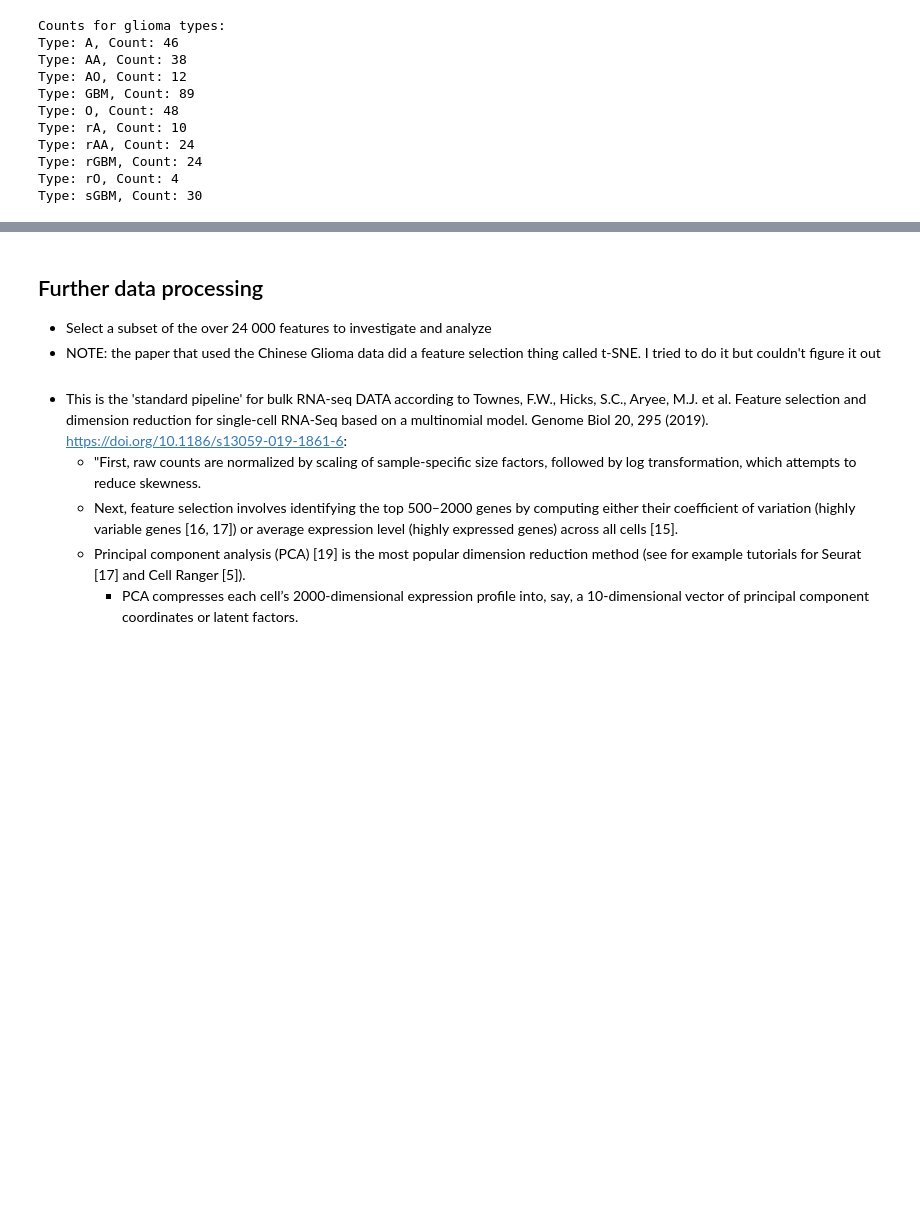
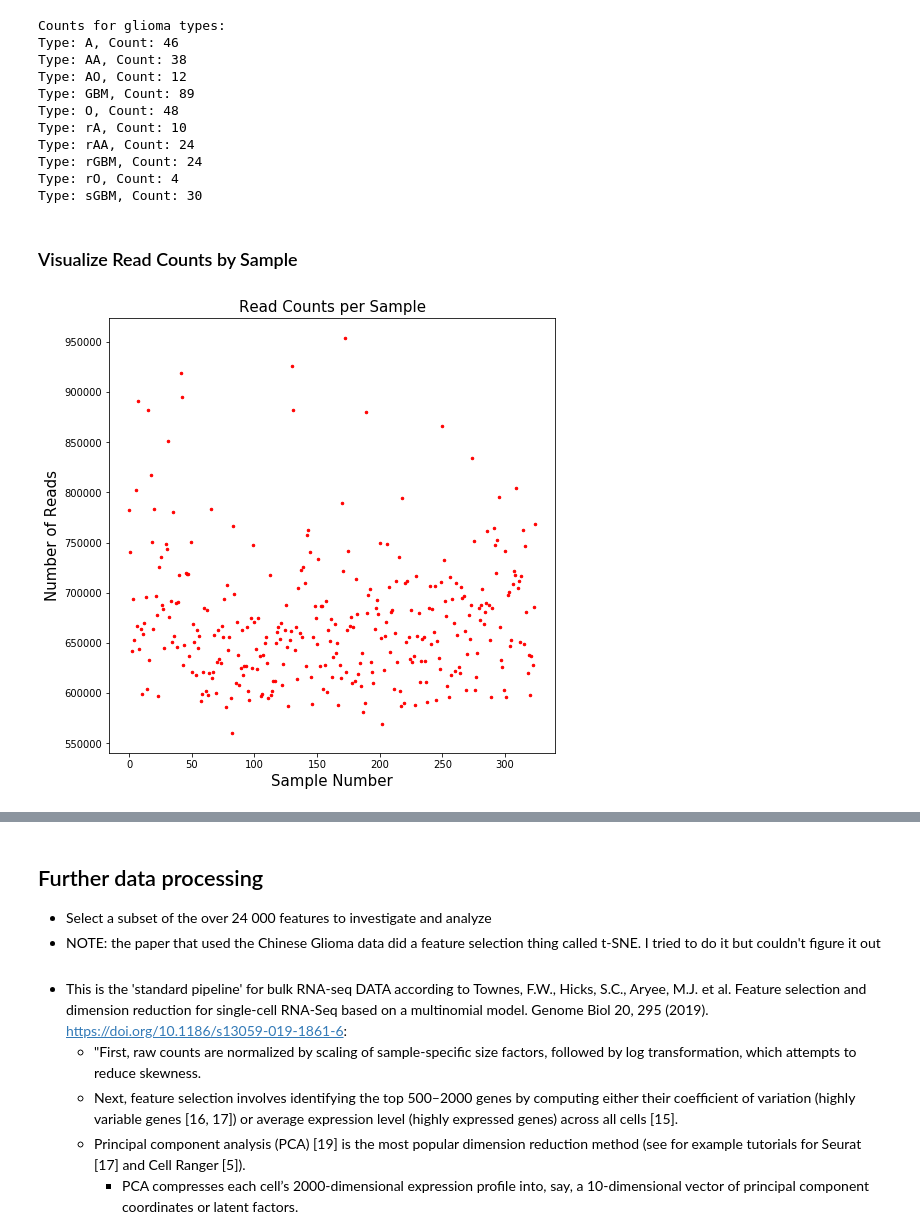
Before and after one commit to dsikka/Comp_Genomics, a Jupyter notebook: data_processing.ipynb, the cells around one changed output, grey strips where cells are left out. Saved outputs shown, nothing was run; the diff lists cells and outputs as text; code cells hidden in the pictures; blank space fills up the shorter version.

```diff
--- a/data_processing.ipynb
+++ b/data_processing.ipynb
@@ -126,3 +132,5 @@ Type: rAA, Count: 24
 Type: rGBM, Count: 24
 Type: rO, Count: 4
 Type: sGBM, Count: 30
+# %% [markdown]
+### Visualize Read Counts by Sample
@@ -128,0 +141,11 @@ Type: sGBM, Count: 30
+# %%
+sample_sums = gene_data.sum(axis = 0)
+
+fig, ax = plt.subplots(1, 1, figsize=(8, 8))
+ax.plot(range(325), sample_sums, 'r.', markersize=5)
+ax.set_xlabel('Sample Number', size=15)
+ax.set_ylabel('Number of Reads', size=15)
+ax.set_title('Read Counts per Sample', size=15)
+plt.show()
+# %% [output]
+[figure, added]
```
Also changed, not shown: parts of 55 cells of this notebook.
